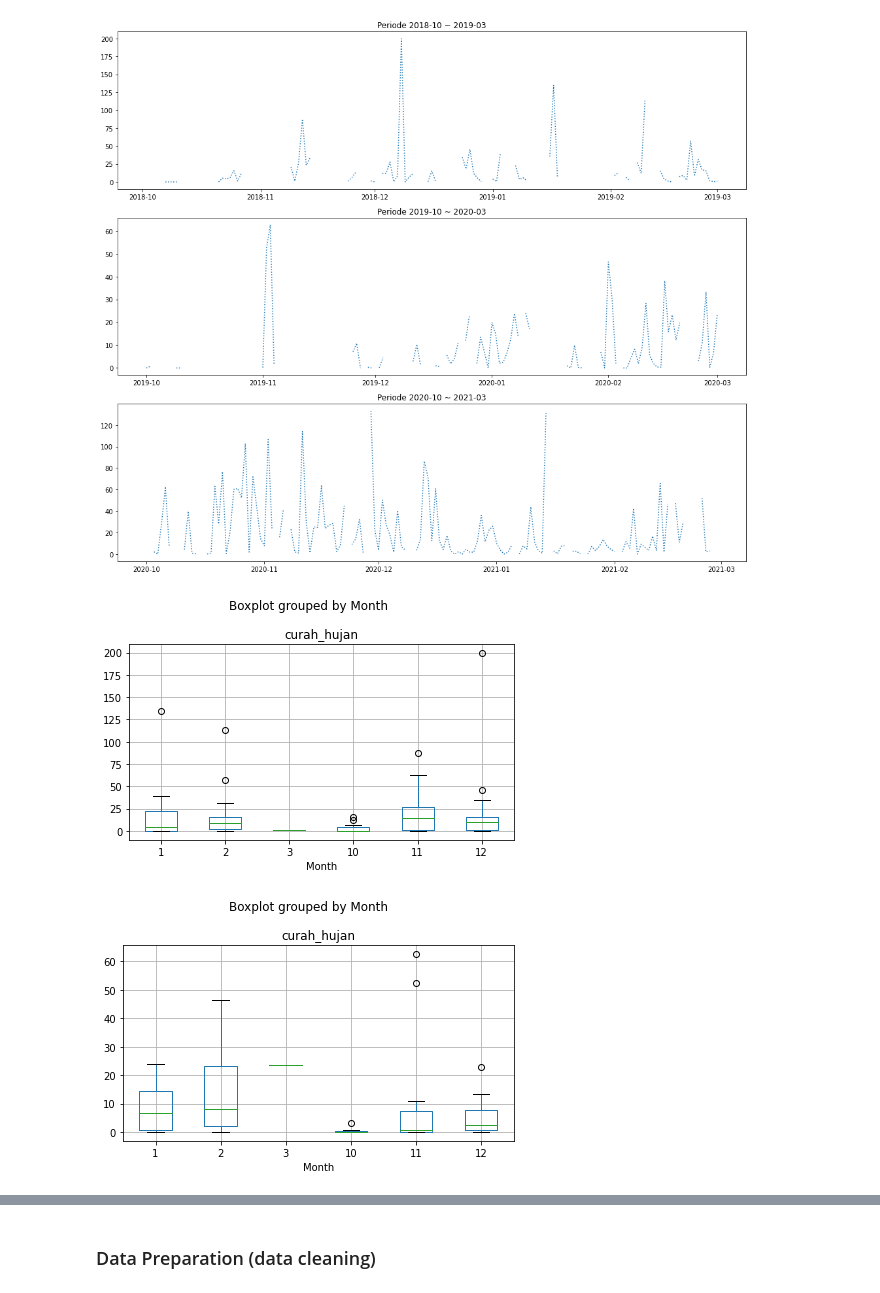
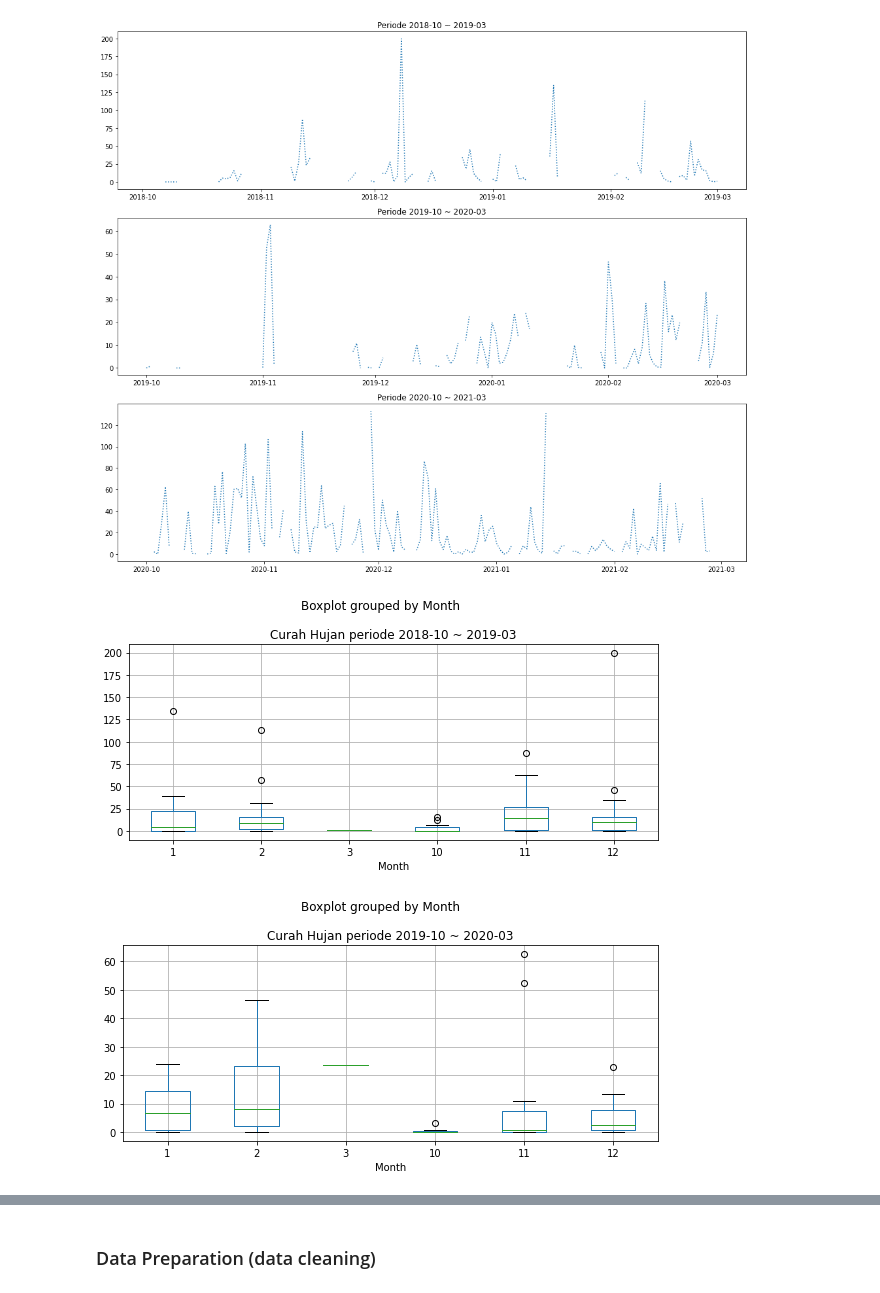
Before and after one commit to radifan9/data-science-tugas-akhir, a Jupyter notebook: tugas_akhir.ipynb, the cells around one changed output, grey strips where cells are left out. Drawn from its saved outputs; the diff is of its cells as text; code cells hidden in the pictures.

```diff
--- a/tugas_akhir.ipynb
+++ b/tugas_akhir.ipynb
@@ -107,15 +122,17 @@ plt.tight_layout()
 # %% [output]
 [figure]
 # %%
-df_periode1.boxplot(column=['curah_hujan'], by='Month')
+df_periode1.boxplot(column=['curah_hujan'], by='Month', figsize=(8, 4))
+plt.title('Curah Hujan periode 2018-10 ~ 2019-03')
 
 plt.tight_layout()
 # %% [output]
-[figure, old version]
+[figure, new version]
 # %%
-df_periode2.boxplot(column=['curah_hujan'], by='Month')
+df_periode2.boxplot(column=['curah_hujan'], by='Month', figsize=(8, 4))
+plt.title('Curah Hujan periode 2019-10 ~ 2020-03')
 
 plt.tight_layout()
 # %% [output]
-[figure, old version]
+[figure, new version]
 # %%
```
Also changed, not shown: parts of 2 cells of this notebook.
